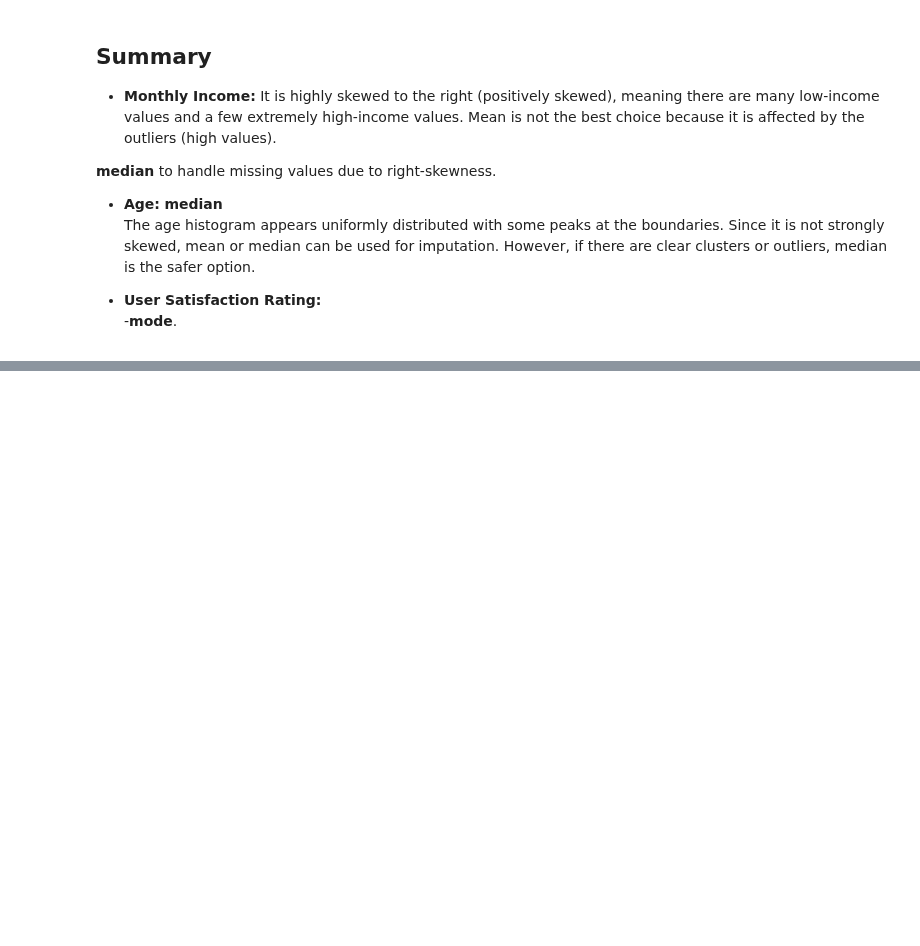
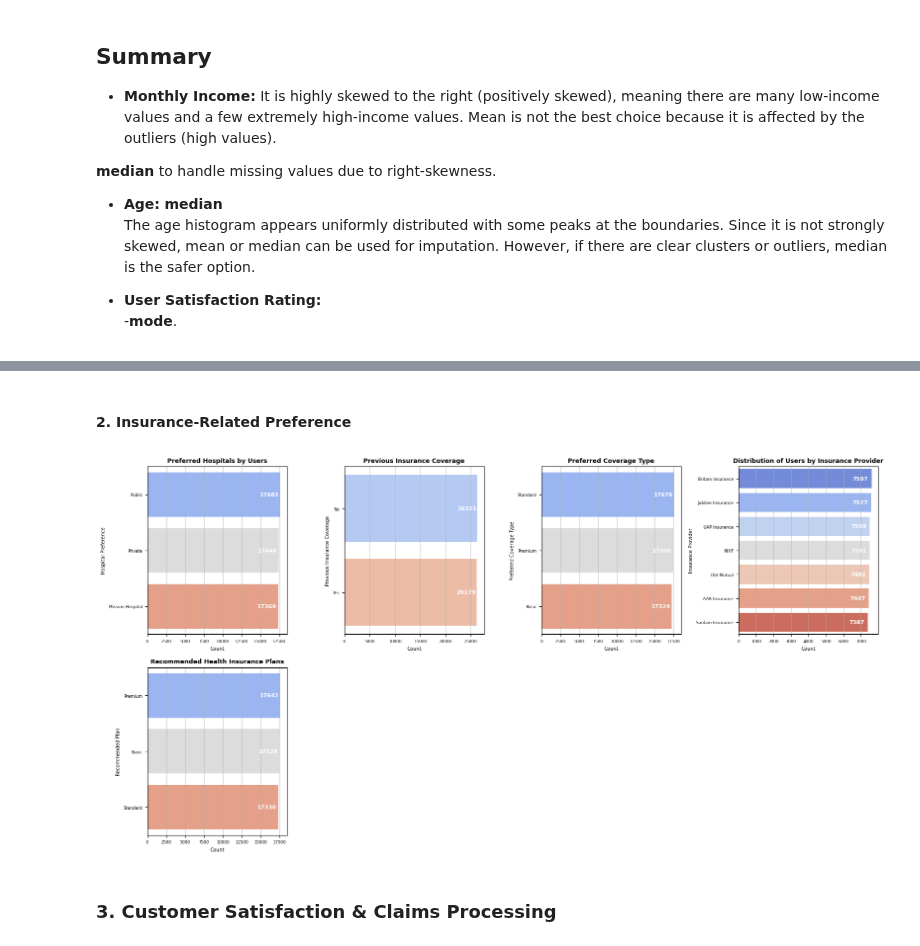
Before and after one commit to ruth-kitasi/Health-Insurance-Recommender-System, a Jupyter notebook: Notebooks/Joseline.ipynb, the cells around one changed output, grey strips where cells are left out. Saved outputs shown, nothing was run; the diff lists cells and outputs as text; code cells hidden in the pictures; blank space fills up the shorter version.

```diff
--- a/Notebooks/Joseline.ipynb
+++ b/Notebooks/Joseline.ipynb
@@ -259,0 +375,52 @@ fill_missing_values(df2)
+# %% [markdown]
+#### 2. Insurance-Related Preference
+# %%
+import matplotlib.pyplot as plt
+import seaborn as sns
+
+def add_value_labels(ax):
+    """Add value labels inside bars for a cleaner look."""
+    for p in ax.patches:
+        if p.get_width() > 0:  # Avoid errors for zero-width bars
+            ax.annotate(f'{int(p.get_width())}',
+                        (p.get_width() - 200, p.get_y() + p.get_height() / 2),  # Shift text leftwards
+                        ha='right', va='center', fontsize=8, fontweight='bold', color='white')  # White for contrast
+
+def visualize_insurance_preferences(df2):
+    """Visualize insurance-related preferences using count plots in a 3x4 grid."""
+    preferences = {
+        'hospital_preference': 'Preferred Hospitals by Users',
+        'previous_insurance_coverage': 'Previous Insurance Coverage',
+        'preferred_coverage_type': 'Preferred Coverage Type',
+        'insurance_provider': 'Distribution of Users by Insurance Provider',
+        'recommended_plan': 'Recommended Health Insurance Plans'
+    }
+
+    # Create a 3x4 grid for plots
+    fig, axes = plt.subplots(nrows=3, ncols=4, figsize=(16, 12))  # Adjust size as needed
+    axes = axes.flatten()  # Flatten the 3x4 array for easy iteration
+
+    for i, (col, title) in enumerate(preferences.items()):
+        ax = axes[i]  # Assign each plot to a subplot
+        sns.countplot(y=col, data=df2, palette='coolwarm', order=df2[col].value_counts().index, ax=ax)
+        add_value_labels(ax)
+
+        ax.set_xlabel('Count', fontsize=7)
+        ax.set_ylabel(col.replace("_"," ").title(), fontsize=7)
+        ax.set_title(title, fontsize=9, fontweight='bold')
+        ax.grid(axis='x', linestyle='-', alpha=0.7)
+        ax.tick_params(axis='both', labelsize=6)  # Reduce font size
+
+    # Hide any unused subplots (if fewer than 12 plots exist)
+    for j in range(i + 1, len(axes)):
+        fig.delaxes(axes[j])
+
+    plt.tight_layout()  # Adjust layout for better spacing
+    plt.show()
+
+# Calling the function
+visualize_insurance_preferences(df2)
+# %% [output]
+[figure, added]
+# %% [markdown]
+### 3. Customer Satisfaction & Claims Processing
```
Also changed, not shown: parts of 8 cells of this notebook.
